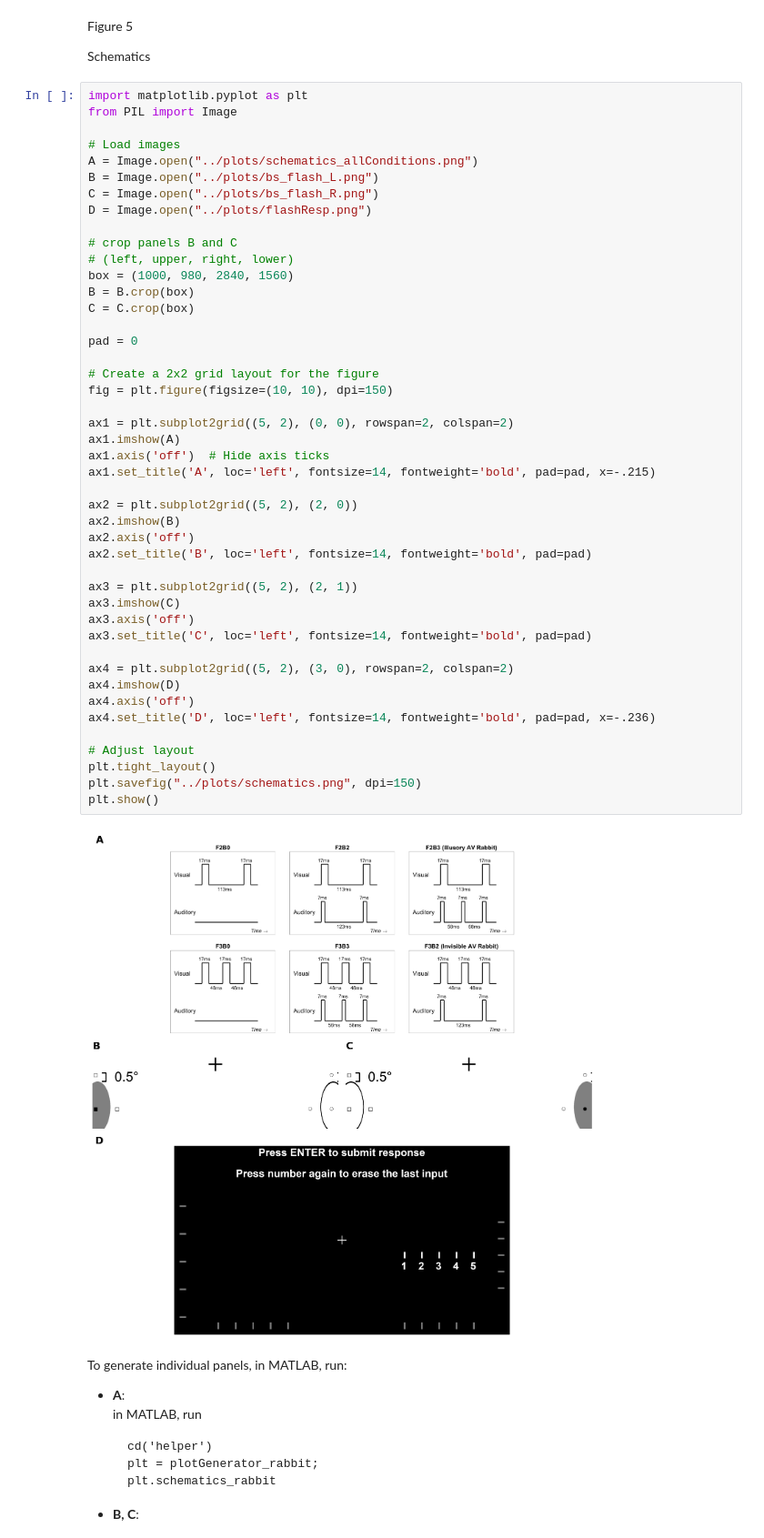
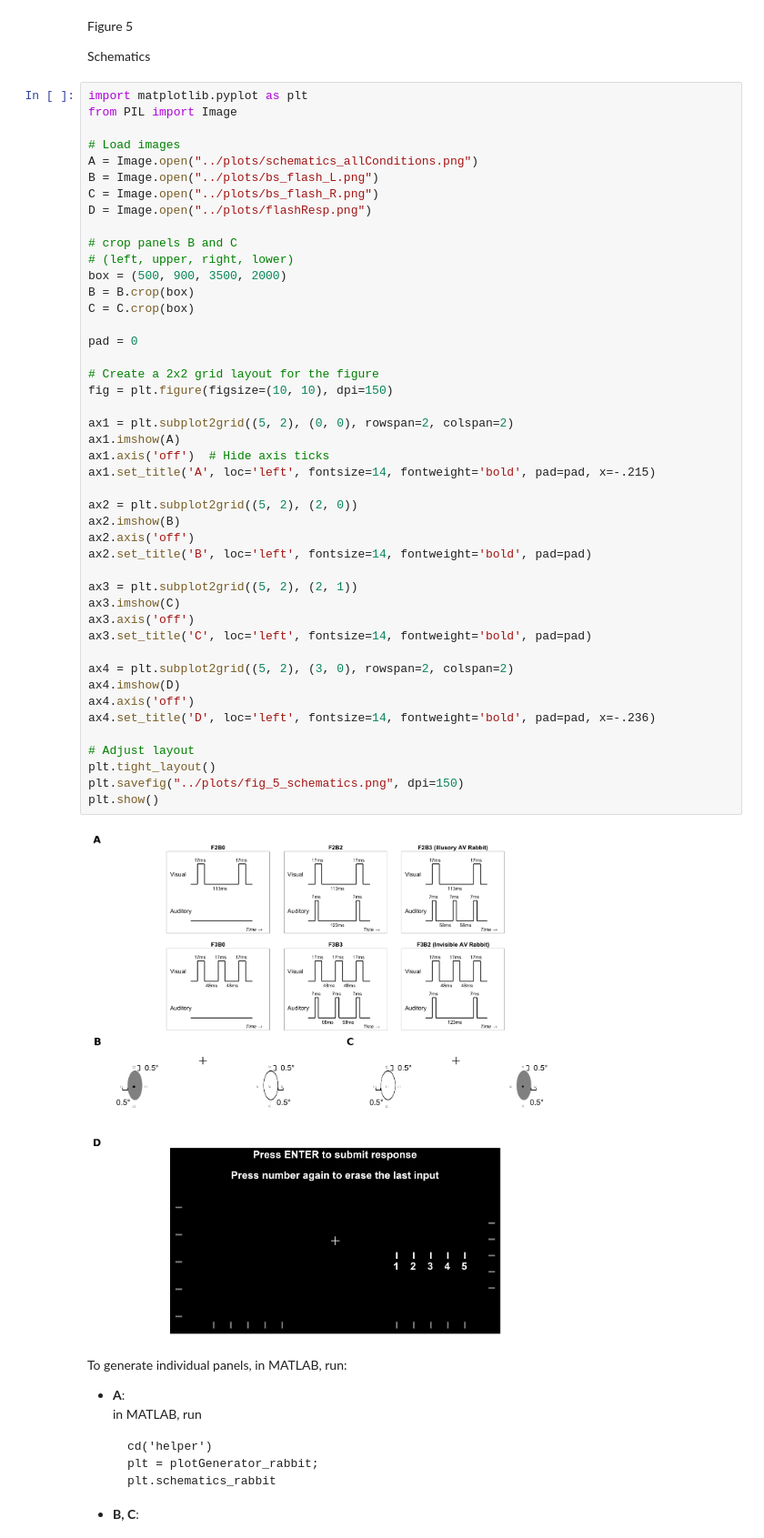
Before and after one commit to chanyca/blindspot-multisensory, a Jupyter notebook: Data/figure_5.ipynb, the cells around one changed output. Shown at 91% size. Cells and saved outputs as stored; diff of their text form.

Commit message:
figures

```diff
--- a/Data/figure_5.ipynb
+++ b/Data/figure_5.ipynb
@@ -14,41 +14,41 @@ D = Image.open("../plots/flashResp.png")
 
 # crop panels B and C
 # (left, upper, right, lower)
-box = (1000, 980, 2840, 1560)
+box = (500, 900, 3500, 2000)
 B = B.crop(box)
 C = C.crop(box)
 
 pad = 0
 
 # Create a 2x2 grid layout for the figure
 fig = plt.figure(figsize=(10, 10), dpi=150)
 
 ax1 = plt.subplot2grid((5, 2), (0, 0), rowspan=2, colspan=2)
 ax1.imshow(A)
 ax1.axis('off')  # Hide axis ticks
 ax1.set_title('A', loc='left', fontsize=14, fontweight='bold', pad=pad, x=-.215)
 
 ax2 = plt.subplot2grid((5, 2), (2, 0))
 ax2.imshow(B)
 ax2.axis('off')
 ax2.set_title('B', loc='left', fontsize=14, fontweight='bold', pad=pad)
 
 ax3 = plt.subplot2grid((5, 2), (2, 1))
 ax3.imshow(C)
 ax3.axis('off')
 ax3.set_title('C', loc='left', fontsize=14, fontweight='bold', pad=pad)
 
 ax4 = plt.subplot2grid((5, 2), (3, 0), rowspan=2, colspan=2)
 ax4.imshow(D)
 ax4.axis('off')
 ax4.set_title('D', loc='left', fontsize=14, fontweight='bold', pad=pad, x=-.236)
 
 # Adjust layout
 plt.tight_layout()
-plt.savefig("../plots/schematics.png", dpi=150)
+plt.savefig("../plots/fig_5_schematics.png", dpi=150)
 plt.show()
 # %% [output]
-[figure, old version]
+[figure, new version]
 # %% [markdown]
 To generate individual panels, in MATLAB, run:
 
```
Also changed, not shown: 15 other files.
